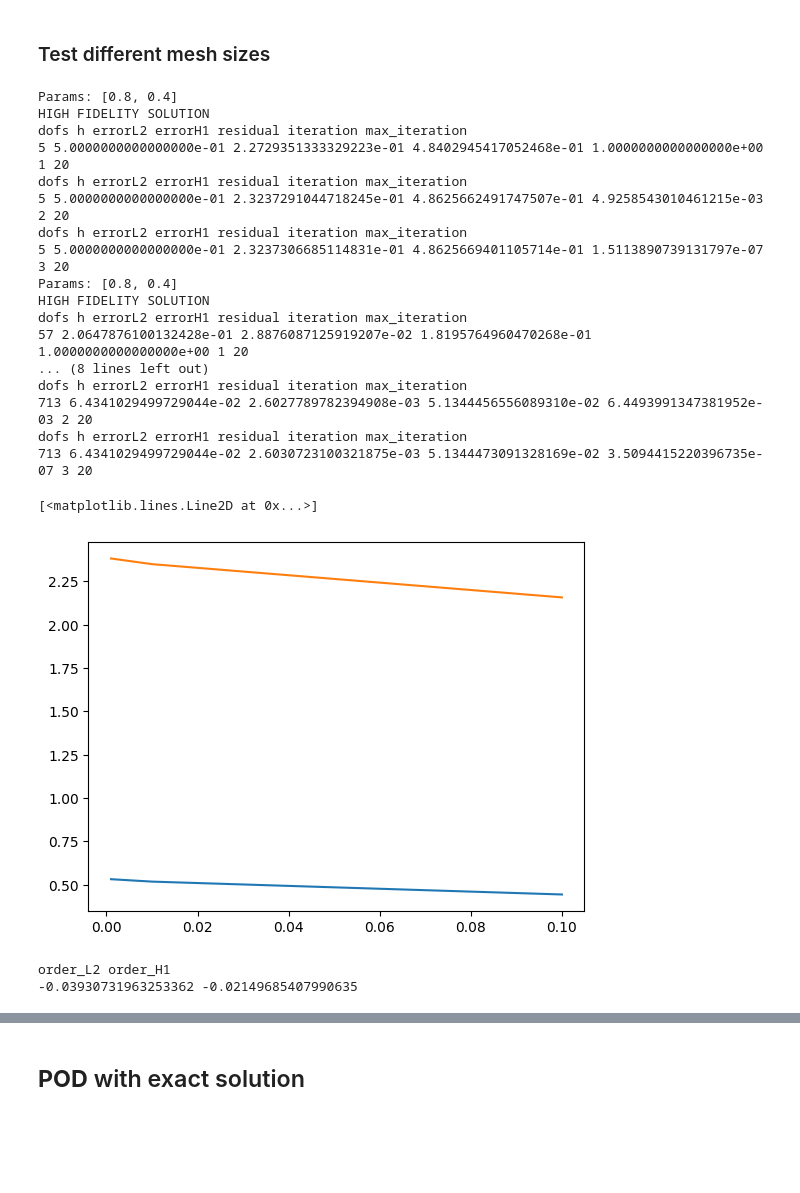
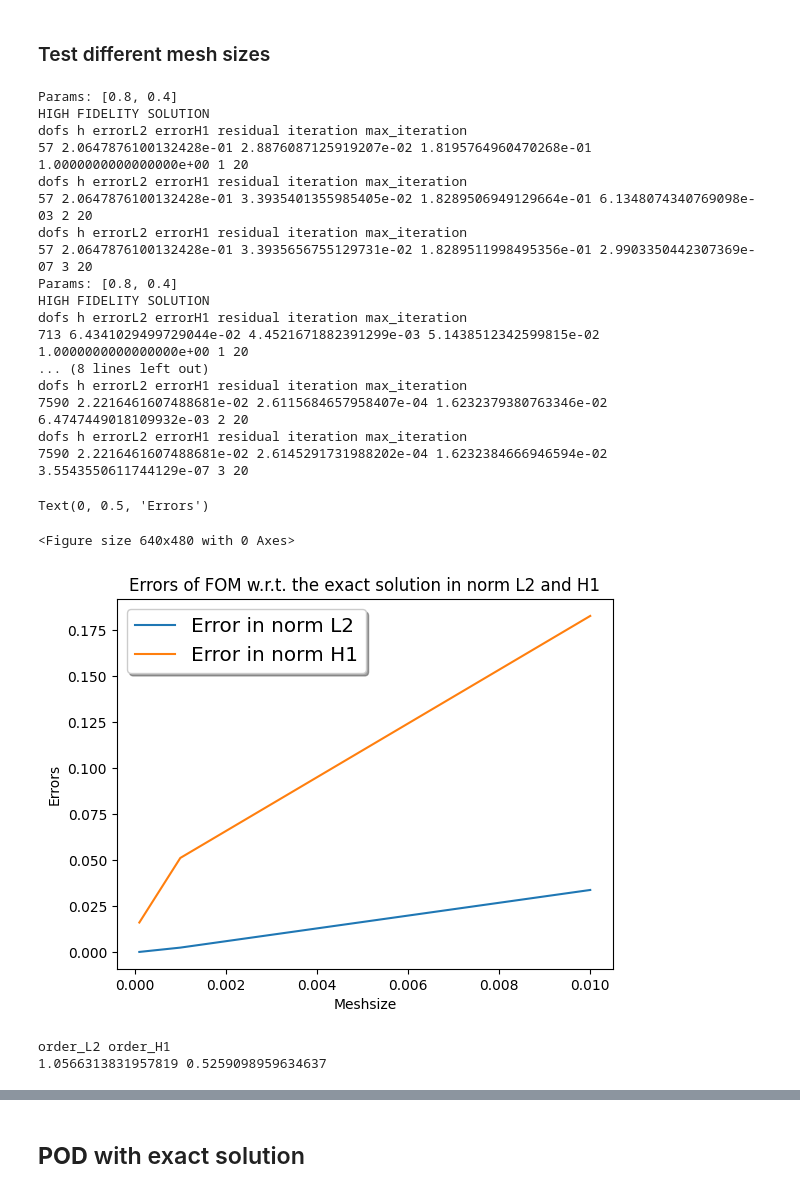
Before and after one commit to martadiridolfi/MOR, a Jupyter notebook: progetto.ipynb, the cells around one changed output, grey strips where cells are left out. Drawn from its saved outputs; the diff is of its cells as text; code cells hidden in the pictures; blank space fills up the shorter version.

```diff
--- a/progetto.ipynb
+++ b/progetto.ipynb
@@ -327,7 +323,7 @@ Computation of FOM time:
 # %% [markdown]
 ### Test different mesh sizes
 # %%
-meshSizes = [0.1, 0.01, 0.001]
+meshSizes = [0.01, 0.001, 0.0001]
 
 error_L2 = []
 error_H1 = []
@@ -336,41 +332,54 @@ for meshSize in meshSizes:
     # Build Mesh
     [meshInfo, mesh, problemData, dofs, strongs] = set_geom_param(lib, meshSize)
     # compute FOM solution
-    [u_k, u_strong, sol_norm_L2, sol_norm_H1, res_norm, time_FOM, time_assembling_FOM] = compute_FOM(mu, lib, problemData, compute_time=True, exact_solution=True)
+    [u_k, u_strong, errorrel_L2, errorrel_H1, residual_norm, time_FOM, time_assembling_FOM] = compute_FOM(mu, lib, problemData, compute_time=True, exact_solution=True)
     # save errors
-    error_L2.append(sol_norm_L2)
-    error_H1.append(sol_norm_H1)
+    error_L2.append(errorrel_L2)
+    error_H1.append(errorrel_H1)
 # %% [output]
-Params: [0.8, 0.4]
-HIGH FIDELITY SOLUTION
-dofs h errorL2 errorH1 residual iteration max_iteration
-5 5.0000000000000000e-01 2.2729351333329223e-01 4.8402945417052468e-01 1.0000000000000000e+00 1 20
-dofs h errorL2 errorH1 residual iteration max_iteration
-5 5.0000000000000000e-01 2.3237291044718245e-01 4.8625662491747507e-01 4.9258543010461215e-03 2 20
-dofs h errorL2 errorH1 residual iteration max_iteration
-5 5.0000000000000000e-01 2.3237306685114831e-01 4.8625669401105714e-01 1.5113890739131797e-07 3 20
 Params: [0.8, 0.4]
 HIGH FIDELITY SOLUTION
 dofs h errorL2 errorH1 residual iteration max_iteration
 57 2.0647876100132428e-01 2.8876087125919207e-02 1.8195764960470268e-01 1.0000000000000000e+00 1 20
+dofs h errorL2 errorH1 residual iteration max_iteration
+57 2.0647876100132428e-01 3.3935401355985405e-02 1.8289506949129664e-01 6.1348074340769098e-03 2 20
+dofs h errorL2 errorH1 residual iteration max_iteration
+57 2.0647876100132428e-01 3.3935656755129731e-02 1.8289511998495356e-01 2.9903350442307369e-07 3 20
+Params: [0.8, 0.4]
+HIGH FIDELITY SOLUTION
+dofs h errorL2 errorH1 residual iteration max_iteration
+713 6.4341029499729044e-02 4.4521671882391299e-03 5.1438512342599815e-02 1.0000000000000000e+00 1 20
 ... (8 lines left out)
 dofs h errorL2 errorH1 residual iteration max_iteration
-713 6.4341029499729044e-02 2.6027789782394908e-03 5.1344456556089310e-02 6.4493991347381952e-03 2 20
+7590 2.2216461607488681e-02 2.6115684657958407e-04 1.6232379380763346e-02 6.4747449018109932e-03 2 20
 dofs h errorL2 errorH1 residual iteration max_iteration
-713 6.4341029499729044e-02 2.6030723100321875e-03 5.1344473091328169e-02 3.5094415220396735e-07 3 20
+7590 2.2216461607488681e-02 2.6145291731988202e-04 1.6232384666946594e-02 3.5543550611744129e-07 3 20
-# %%
-import matplotlib.pyplot as plt
-
-plt.clf()
-x = meshSizes
-y = error_L2
-plt.plot(x, y)
-
-y = error_H1
-plt.plot(x, y)
-# %% [output]
-[<matplotlib.lines.Line2D at 0x...>]
-[figure, removed]
+# %%
+import matplotlib.pyplot as plt
+
+plt.clf()
+x = meshSizes
+y = error_L2
+# plt.plot(x, y)
+
+# y = errrel_H1_PINN
+# plt.plot(x, y)
+
+fig, ax = plt.subplots()
+ax.plot(x, y, label='Error in norm L2')
+
+y = error_H1
+ax.plot(x, y, label='Error in norm H1')
+
+legend = ax.legend(loc='upper left', shadow=True, fontsize='x-large')
+plt.title("Errors of FOM w.r.t. the exact solution in norm L2 and H1")
+plt.xlabel("Meshsize")
+plt.ylabel("Errors")
+# plt.savefig("Errors_L2_H1_FOM.png")
+# %% [output]
+Text(0, 0.5, 'Errors')
+<Figure size 640x480 with 0 Axes>
+[figure, added]
 # %%
 pcoeff_L2 = np.polyfit(np.log(x), np.log(error_L2), 1)
 pcoeff_H1 = np.polyfit(np.log(x), np.log(error_H1), 1)
@@ -380,7 +389,7 @@ print("order_L2", "order_H1")
 print(order_L2, order_H1)
 # %% [output]
 order_L2 order_H1
--0.03930731963253362 -0.02149685407990635
+1.0566313831957819 0.5259098959634637
 # %%
 !pip install pandas
 import pandas as pd
```
Also changed, not shown: parts of 134 cells of this notebook.
